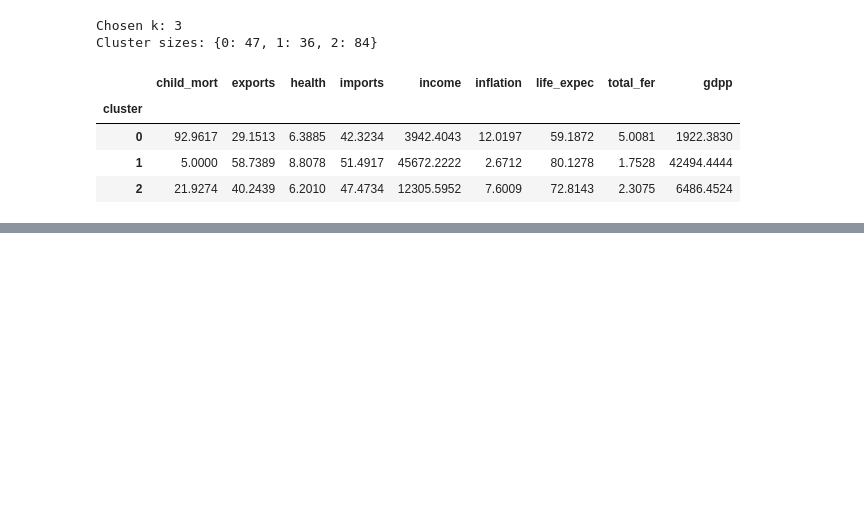
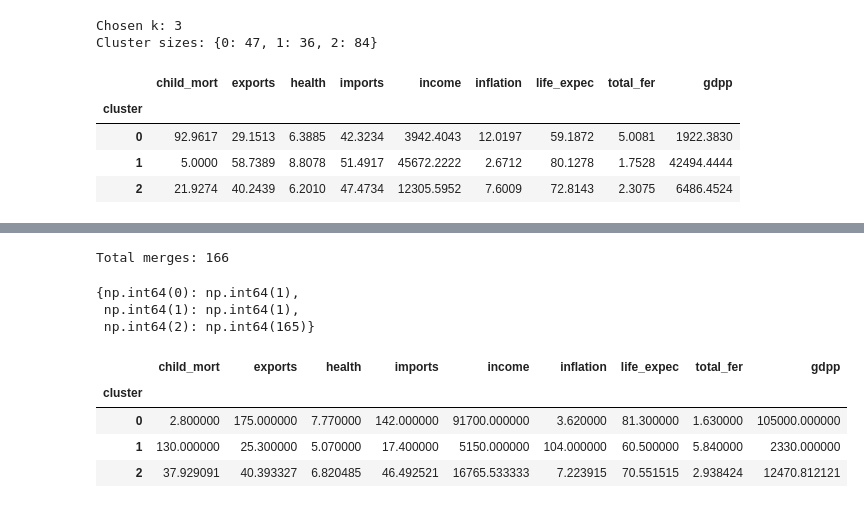
Before and after one commit to gh4nti/MRM-Research-AI-Taskphase, a Jupyter notebook: task10/Task10.ipynb, the cells around one changed output, grey strips where cells are left out. Cells and saved outputs as stored; diff of their text form; code cells hidden in the pictures; blank space fills up the shorter version.

```diff
--- a/task10/Task10.ipynb
+++ b/task10/Task10.ipynb
@@ -461,0 +508,65 @@ centers.round(4)
+# %%
+# run algorithm
+
+history = hierarchical_clustering(X, linkage='single')
+print(f"Total merges: {len(history)}")
+# %% [output]
+Total merges: 166
+# %%
+# get labels from history
+
+def get_labels_from_history(history, n_samples, k):
+	clusters = [{i} for i in range(n_samples)]
+
+	for step in range(n_samples - k):
+		a, b, _ = history[step]
+
+		idx_a = next(i for i, c in enumerate(clusters) if not c.isdisjoint(a))
+		idx_b = next(i for i, c in enumerate(clusters) if not c.isdisjoint(b))
+
+		merged = clusters[idx_a] | clusters[idx_b]
+
+		clusters.pop(max(idx_a, idx_b))
+		clusters.pop(min(idx_a, idx_b))
+		clusters.append(merged)
+
+	labels = np.zeros(n_samples, dtype=int)
+
+	for idx, cluster in enumerate(clusters):
+		for point in cluster: labels[point] = idx
+
+	return labels
+# %%
+# generate labels
+
+k = 3
+labels_hc = get_labels_from_history(history, X.shape[0], k)
+# %%
+# analyze cluster sizes
+
+unique, counts = np.unique(labels_hc, return_counts=True)
+cluster_sizes_hc = dict(zip(unique, counts))
+cluster_sizes_hc
+# %% [output]
+{np.int64(0): np.int64(1),
+ np.int64(1): np.int64(1),
+ np.int64(2): np.int64(165)}
+# %%
+# compare cluster centers
+
+centers_hc = np.vstack([
+	X[labels_hc == i].mean(axis=0)
+	for i in range(k)
+])
+
+centers_hc_orig = scaler.inverse_transform(centers_hc)
+
+centers_hc_df = pd.DataFrame(centers_hc_orig, columns=data.columns)
+centers_hc_df.index.name = 'cluster'
+centers_hc_df.head()
+# %% [output]
+|  | child_mort | exports | health | imports | income | inflation | life_expec | total_fer | gdpp |
+| cluster |  |  |  |  |  |  |  |  |  |
+| 0 | 2.800000 | 175.000000 | 7.770000 | 142.000000 | 91700.000000 | 3.620000 | 81.300000 | 1.630000 | 105000.000000 |
+| 1 | 130.000000 | 25.300000 | 5.070000 | 17.400000 | 5150.000000 | 104.000000 | 60.500000 | 5.840000 | 2330.000000 |
+| 2 | 37.929091 | 40.393327 | 6.820485 | 46.492521 | 16765.533333 | 7.223915 | 70.551515 | 2.938424 | 12470.812121 |
```
Also changed, not shown: parts of 7 cells of this notebook.
